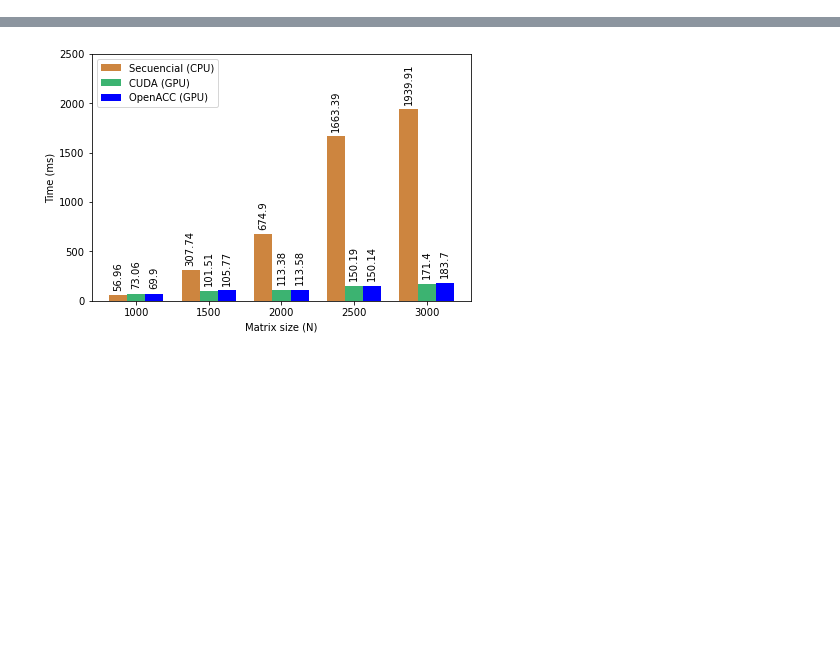
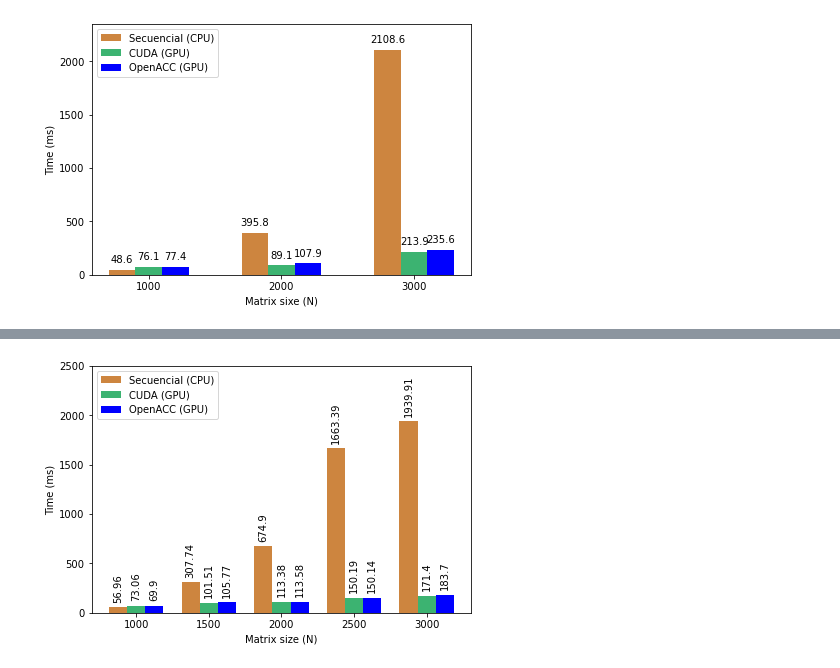
Before and after one commit to JeanleeRoy/jacobi-parallel, a Jupyter notebook: visuals/results.ipynb, the cells around one changed output, grey strips where cells are left out. Saved outputs shown, nothing was run; the diff lists cells and outputs as text; code cells hidden in the pictures; blank space fills up the shorter version.

Commit message:
update report graphs

```diff
--- a/visuals/results.ipynb
+++ b/visuals/results.ipynb
@@ -4,7 +4,7 @@ import numpy as np
 
 def plot_graph(x_data, y_data, title, x_label='x', y_label='y', y_max=None, rotate=0):
   x = np.arange(len(x_data))  # the label locations
-  width = 0.25  # the width of the bars
+  width = 0.2  # the width of the bars
   multiplier = 0
 
   fig, ax = plt.subplots(layout='constrained')
@@ -27,21 +27,23 @@ def plot_graph(x_data, y_data, title, x_label='x', y_label='y', y_max=None, rota
   plt.show()
 # %%
 
-sizes = ("1", "2", "2.5")
+sizes = ("1000", "2000", "3000")
 times = {
-    'Secuencial (CPU)': (38.6, 395.8, 1108.6),
-    'Cuda (GPU)': (76.1, 89.1, 91.9),
-    'OpenACC (GPU)': (77.4, 107.9, 185.6),
+    'Secuencial (CPU)': (48.6, 395.8, 2108.6),
+    'CUDA (GPU)': (76.1, 89.1, 213.9),
+    'OpenACC (GPU)': (77.4, 107.9, 235.6),
 }
 
 plot_graph(
     x_data=sizes,
     y_data=times,
-    title='Time vs Size',
-    x_label='Matrix sixe (N * 1000)',
+    title='',
+    x_label='Matrix sixe (N)',
     y_label='Time (ms)',
-    y_max=1400
+    y_max=2350
 )
+# %% [output]
+[figure, added]
 # %%
 import matplotlib.pyplot as plt
 import numpy as np
```
Also changed, not shown: parts of 4 cells of this notebook, 3 other files.
